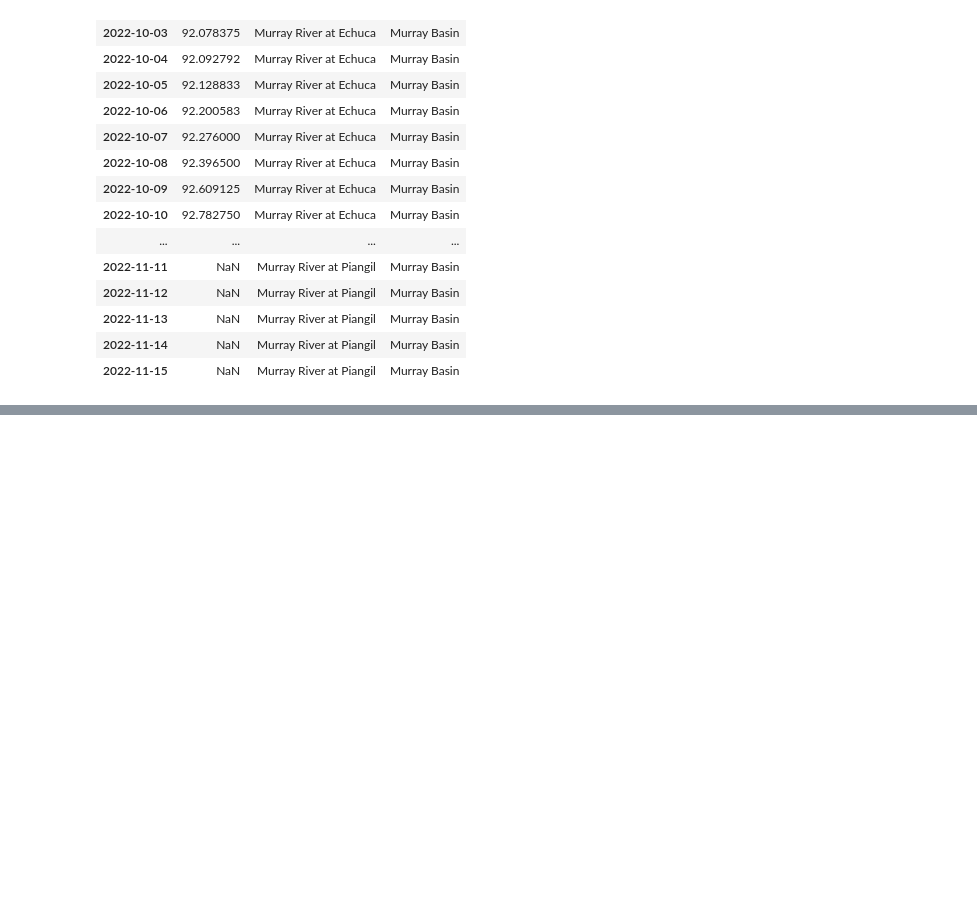
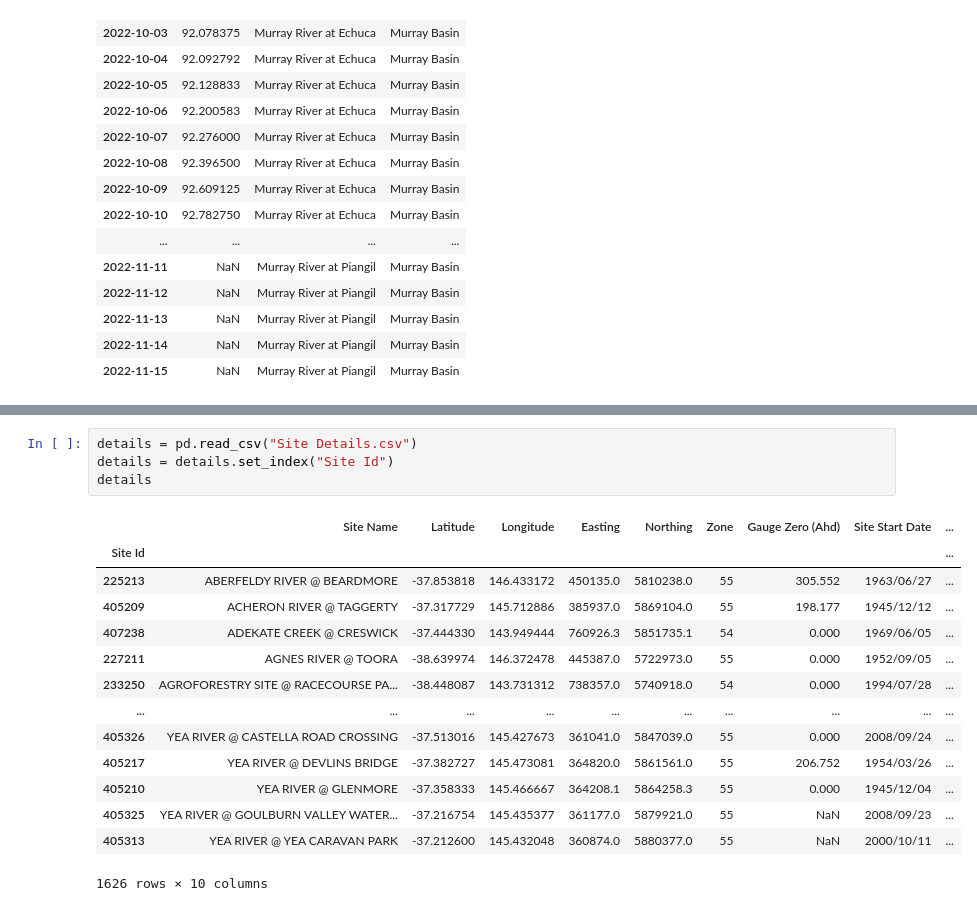
Before and after one commit to jgOhYeah/FIT3179, a Jupyter notebook: Week10_Homework/Dataprocessing.ipynb, the cells around one changed output, grey strips where cells are left out. Drawn from its saved outputs; the diff is of its cells as text; blank space fills up the shorter version.

```diff
--- a/Week10_Homework/Dataprocessing.ipynb
+++ b/Week10_Homework/Dataprocessing.ipynb
@@ -347,0 +373,19 @@ c
+# %%
+details = pd.read_csv("Site Details.csv")
+details = details.set_index("Site Id")
+details
+# %% [output]
+|  | Site Name | Latitude | Longitude | Easting | Northing | Zone | Gauge Zero (Ahd) | Site Start Date | ... |
+| Site Id |  |  |  |  |  |  |  |  | ... |
+| 225213 | ABERFELDY RIVER @ BEARDMORE | -37.853818 | 146.433172 | 450135.0 | 5810238.0 | 55 | 305.552 | 1963/06/27 | ... |
+| 405209 | ACHERON RIVER @ TAGGERTY | -37.317729 | 145.712886 | 385937.0 | 5869104.0 | 55 | 198.177 | 1945/12/12 | ... |
+| 407238 | ADEKATE CREEK @ CRESWICK | -37.444330 | 143.949444 | 760926.3 | 5851735.1 | 54 | 0.000 | 1969/06/05 | ... |
+| 227211 | AGNES RIVER @ TOORA | -38.639974 | 146.372478 | 445387.0 | 5722973.0 | 55 | 0.000 | 1952/09/05 | ... |
+| 233250 | AGROFORESTRY SITE @ RACECOURSE PA... | -38.448087 | 143.731312 | 738357.0 | 5740918.0 | 54 | 0.000 | 1994/07/28 | ... |
+| ... | ... | ... | ... | ... | ... | ... | ... | ... | ... |
+| 405326 | YEA RIVER @ CASTELLA ROAD CROSSING | -37.513016 | 145.427673 | 361041.0 | 5847039.0 | 55 | 0.000 | 2008/09/24 | ... |
+| 405217 | YEA RIVER @ DEVLINS BRIDGE | -37.382727 | 145.473081 | 364820.0 | 5861561.0 | 55 | 206.752 | 1954/03/26 | ... |
+| 405210 | YEA RIVER @ GLENMORE | -37.358333 | 145.466667 | 364208.1 | 5864258.3 | 55 | 0.000 | 1945/12/04 | ... |
+| 405325 | YEA RIVER @ GOULBURN VALLEY WATER... | -37.216754 | 145.435377 | 361177.0 | 5879921.0 | 55 | NaN | 2008/09/23 | ... |
+| 405313 | YEA RIVER @ YEA CARAVAN PARK | -37.212600 | 145.432048 | 360874.0 | 5880377.0 | 55 | NaN | 2000/10/11 | ... |
+1626 rows × 10 columns
```
Also changed, not shown: parts of 18 cells of this notebook, 5 other files.
